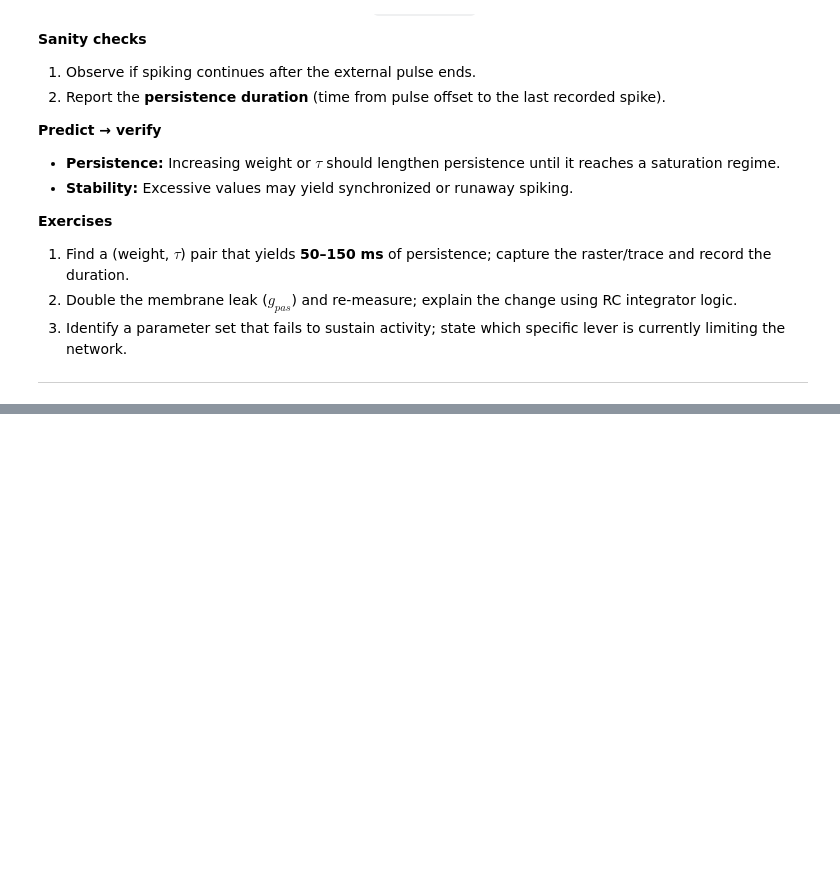
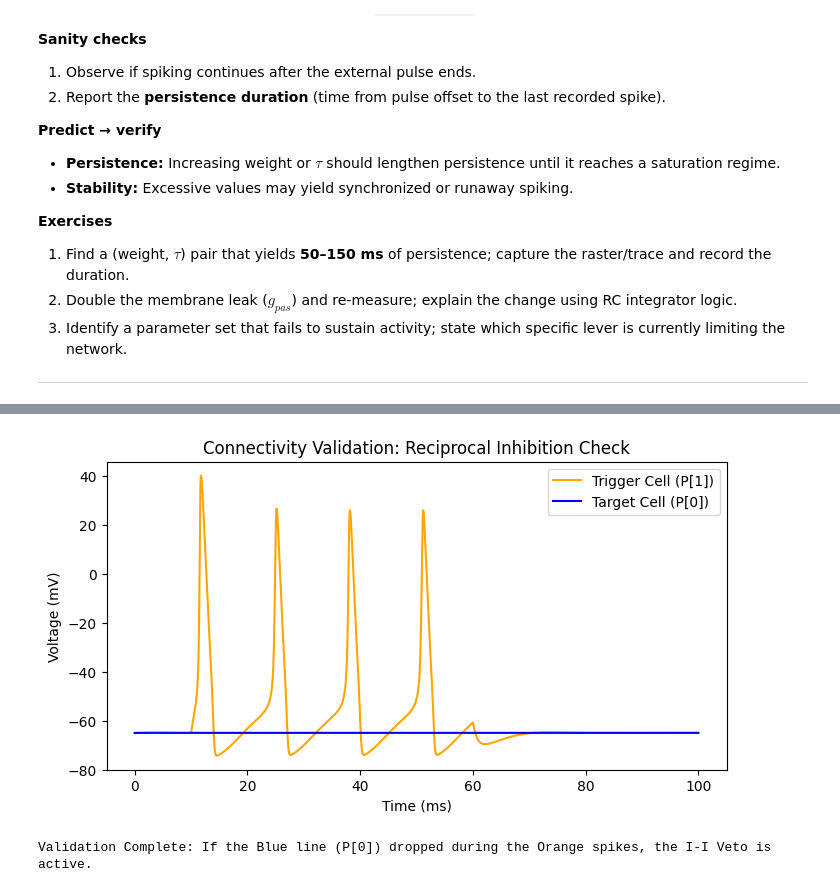
Before and after one commit to cyneuro/Chapter_Colabs, a Jupyter notebook: Colab_F.ipynb, the cells around one changed output, grey strips where cells are left out. Cells and saved outputs as stored; diff of their text form; code cells hidden in the pictures; blank space fills up the shorter version.

```diff
--- a/Colab_F.ipynb
+++ b/Colab_F.ipynb
@@ -392,0 +313,51 @@ plt.grid(True,alpha=0.3); plt.tight_layout(); plt.show()
+# %%
+#@title 🔍 Model Validation: Functional Connectivity Test { display-mode: "form" }
+#@markdown This cell runs a "mini-simulation" to prove that P[1] can successfully silence P[0].
+
+import numpy as np
+from neuron import h
+import matplotlib.pyplot as plt
+
+# 1. Setup a minimal test (2 cells)
+test_princ = build_population(2, cell_type='exc')
+test_inh = build_population(2, cell_type='inh')
+
+# 2. Wire the test circuit: P[1] -> I[1] -> P[0]
+syn_ei = h.ExpSyn(test_inh[1](0.5))
+nc_ei = h.NetCon(test_princ[1](0.5)._ref_v, syn_ei, sec=test_princ[1])
+nc_ei.weight[0] = 0.01
+
+syn_ie = h.ExpSyn(test_princ[0](0.5))
+syn_ie.e = -80.0
+nc_ie = h.NetCon(test_inh[1](0.5)._ref_v, syn_ie, sec=test_inh[1])
+nc_ie.weight[0] = 0.18
+nc_ie.delay = 1.0
+
+# 3. Stimulate ONLY P[1]
+stim = h.IClamp(test_princ[1](0.5))
+stim.delay = 10
+stim.dur = 50
+stim.amp = 0.2
+
+# Record
+t = h.Vector().record(h._ref_t)
+v0 = h.Vector().record(test_princ[0](0.5)._ref_v)
+v1 = h.Vector().record(test_princ[1](0.5)._ref_v)
+
+h.finitialize(-65)
+h.continuerun(100)
+
+# Plot Validation
+plt.figure(figsize=(8, 4))
+plt.plot(t, v1, label='Trigger Cell (P[1])', color='orange')
+plt.plot(t, v0, label='Target Cell (P[0])', color='blue')
+plt.title("Connectivity Validation: Reciprocal Inhibition Check")
+plt.xlabel("Time (ms)")
+plt.ylabel("Voltage (mV)")
+plt.legend()
+plt.show()
+
+print(f"Validation Complete: If the Blue line (P[0]) dropped during the Orange spikes, the I-I Veto is active.")
+# %% [output]
+[figure, added]
+Validation Complete: If the Blue line (P[0]) dropped during the Orange spikes, the I-I Veto is active.
```
Also changed, not shown: parts of 20 cells of this notebook, 1 other file.
